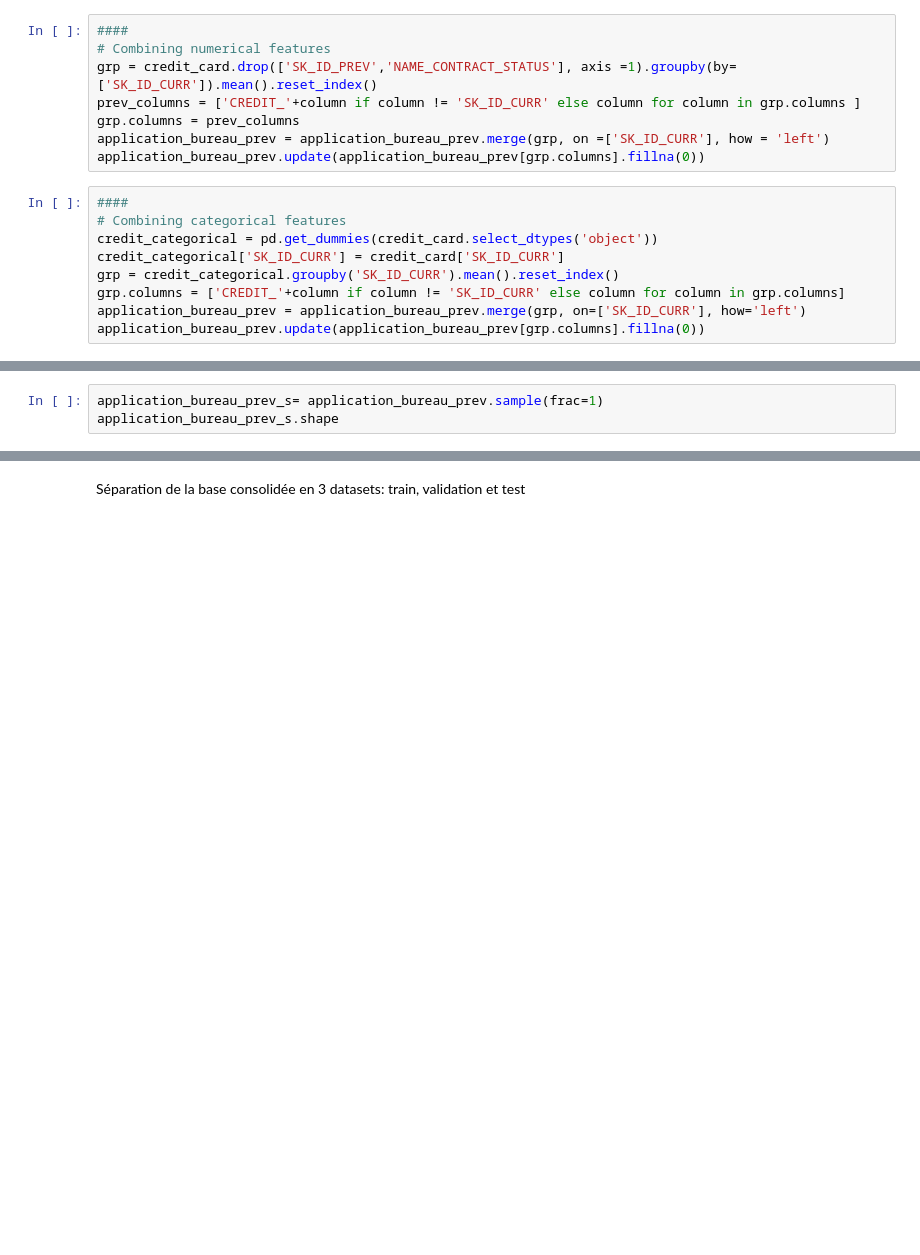
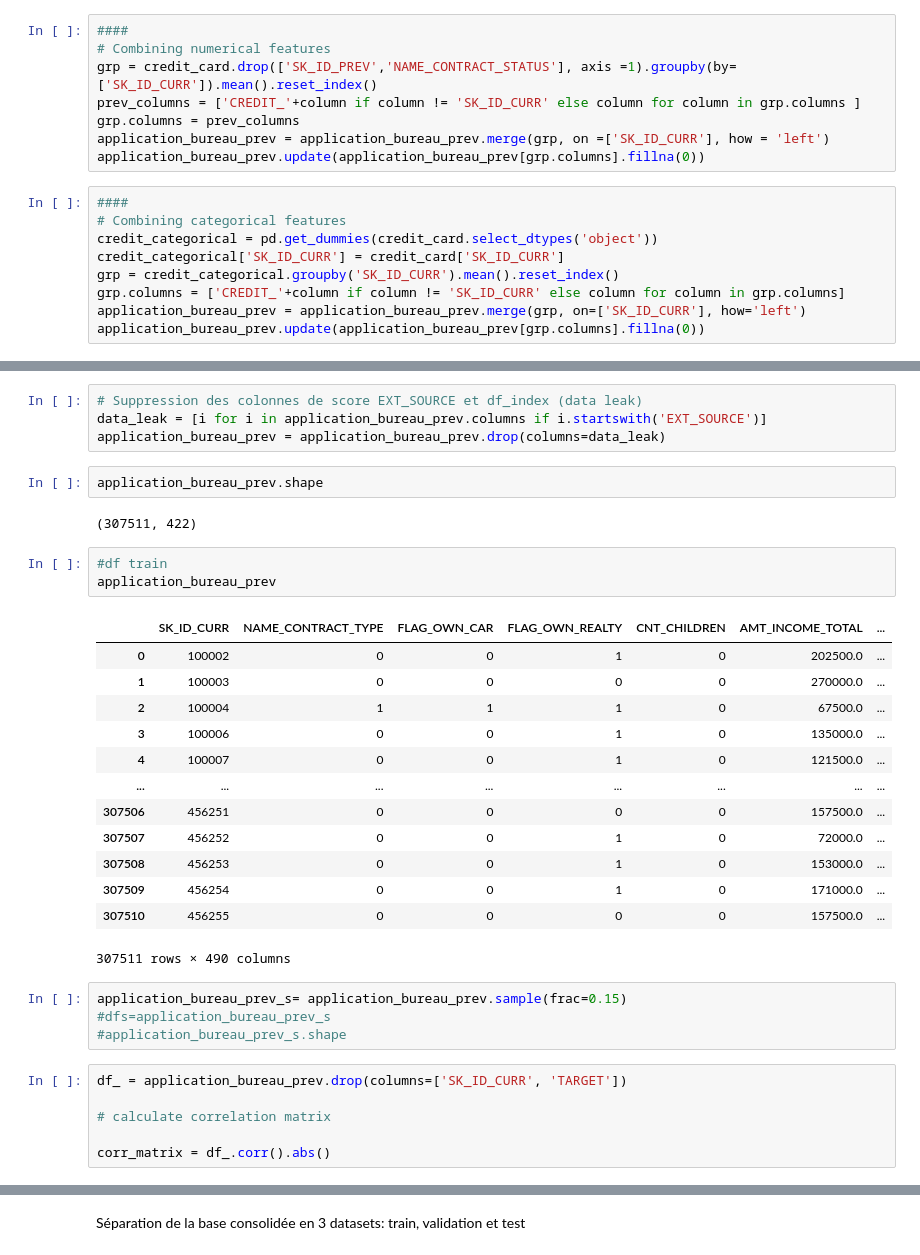
Before and after one commit to alainskydom/Projet-7, a Jupyter notebook: pure-model-projet-7-model.ipynb, the cells around one changed output, grey strips where cells are left out. Saved outputs shown, nothing was run; the diff lists cells and outputs as text; blank space fills up the shorter version.

```diff
--- a/pure-model-projet-7-model.ipynb
+++ b/pure-model-projet-7-model.ipynb
@@ -375,3 +452,35 @@ application_bureau_prev.reset_index()
+# %%
+# Suppression des colonnes de score EXT_SOURCE et df_index (data leak)
+data_leak = [i for i in application_bureau_prev.columns if i.startswith('EXT_SOURCE')]
+application_bureau_prev = application_bureau_prev.drop(columns=data_leak)
+# %%
+application_bureau_prev.shape
+# %% [output]
+(307511, 422)
+# %%
+#df train
+application_bureau_prev
+# %% [output]
+|  | SK_ID_CURR | NAME_CONTRACT_TYPE | FLAG_OWN_CAR | FLAG_OWN_REALTY | CNT_CHILDREN | AMT_INCOME_TOTAL | ... |
+| 0 | 100002 | 0 | 0 | 1 | 0 | 202500.0 | ... |
+| 1 | 100003 | 0 | 0 | 0 | 0 | 270000.0 | ... |
+| 2 | 100004 | 1 | 1 | 1 | 0 | 67500.0 | ... |
+| 3 | 100006 | 0 | 0 | 1 | 0 | 135000.0 | ... |
+| 4 | 100007 | 0 | 0 | 1 | 0 | 121500.0 | ... |
+| ... | ... | ... | ... | ... | ... | ... | ... |
+| 307506 | 456251 | 0 | 0 | 0 | 0 | 157500.0 | ... |
+| 307507 | 456252 | 0 | 0 | 1 | 0 | 72000.0 | ... |
+| 307508 | 456253 | 0 | 0 | 1 | 0 | 153000.0 | ... |
+| 307509 | 456254 | 0 | 0 | 1 | 0 | 171000.0 | ... |
+| 307510 | 456255 | 0 | 0 | 0 | 0 | 157500.0 | ... |
+307511 rows × 490 columns
 # %%
-application_bureau_prev_s= application_bureau_prev.sample(frac=1)
-application_bureau_prev_s.shape
+application_bureau_prev_s= application_bureau_prev.sample(frac=0.15)
+#dfs=application_bureau_prev_s
+#application_bureau_prev_s.shape
+# %%
+df_ = application_bureau_prev.drop(columns=['SK_ID_CURR', 'TARGET'])
+
+# calculate correlation matrix
+
+corr_matrix = df_.corr().abs()
```
Also changed, not shown: parts of 105 cells of this notebook.
